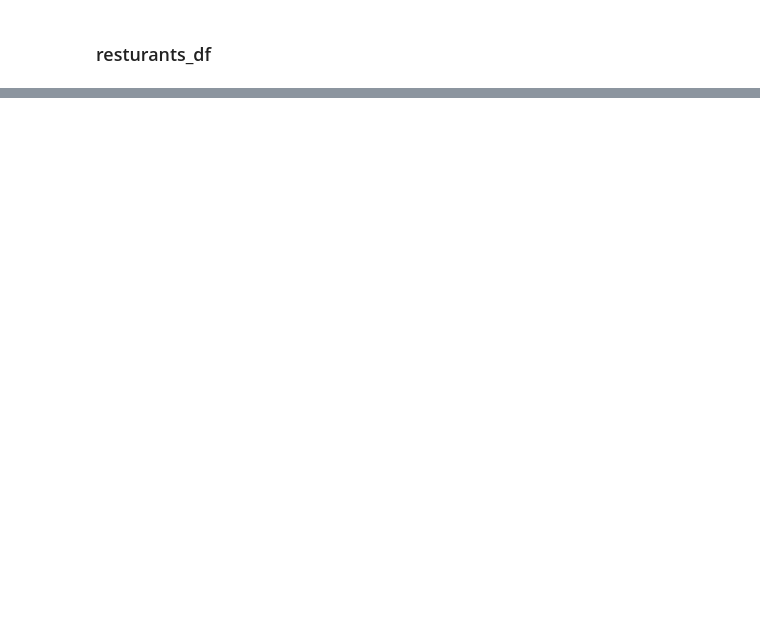
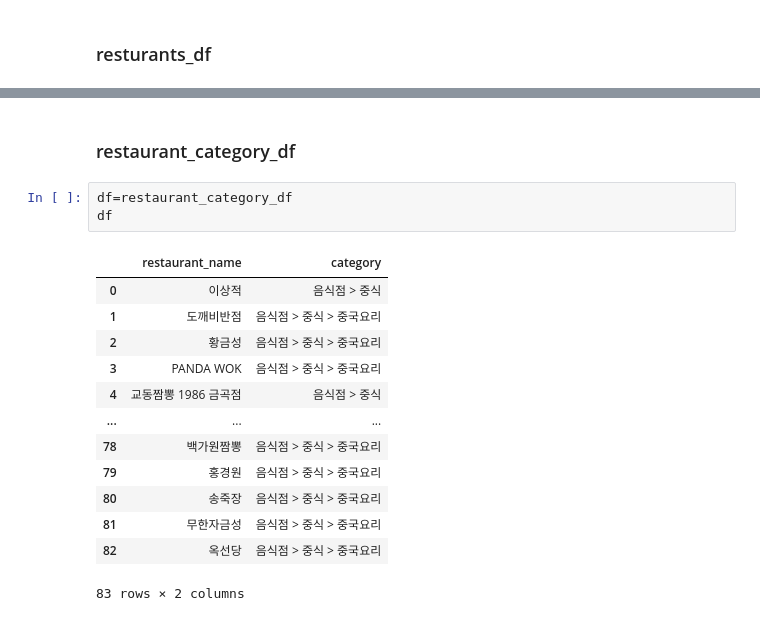
Before and after one commit to InterfaceProject-Seoul-Restaurant-Map/Seoul_Restaurant_Map, a Jupyter notebook: videos_and_restaurants_to_gbq.ipynb, the cells around one changed output, grey strips where cells are left out. Saved outputs shown, nothing was run; the diff lists cells and outputs as text; blank space fills up the shorter version.

```diff
--- a/videos_and_restaurants_to_gbq.ipynb
+++ b/videos_and_restaurants_to_gbq.ipynb
@@ -146,0 +168,19 @@ File ./resources/restaurants uploaded to restaurants.
+# %% [markdown]
+### restaurant_category_df
+# %%
+df=restaurant_category_df
+df
+# %% [output]
+|  | restaurant_name | category |
+| 0 | 이상적 | 음식점 > 중식 |
+| 1 | 도깨비반점 | 음식점 > 중식 > 중국요리 |
+| 2 | 황금성 | 음식점 > 중식 > 중국요리 |
+| 3 | PANDA WOK | 음식점 > 중식 > 중국요리 |
+| 4 | 교동짬뽕 1986 금곡점 | 음식점 > 중식 |
+| ... | ... | ... |
+| 78 | 백가원짬뽕 | 음식점 > 중식 > 중국요리 |
+| 79 | 홍경원 | 음식점 > 중식 > 중국요리 |
+| 80 | 송죽장 | 음식점 > 중식 > 중국요리 |
+| 81 | 무한자금성 | 음식점 > 중식 > 중국요리 |
+| 82 | 옥선당 | 음식점 > 중식 > 중국요리 |
+83 rows × 2 columns
```
Also changed, not shown: parts of 36 cells of this notebook.
